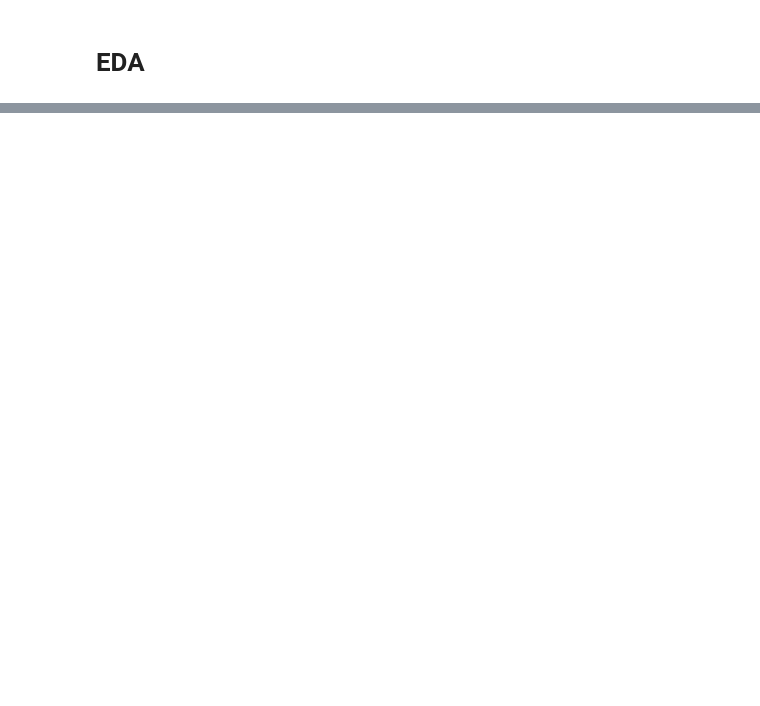
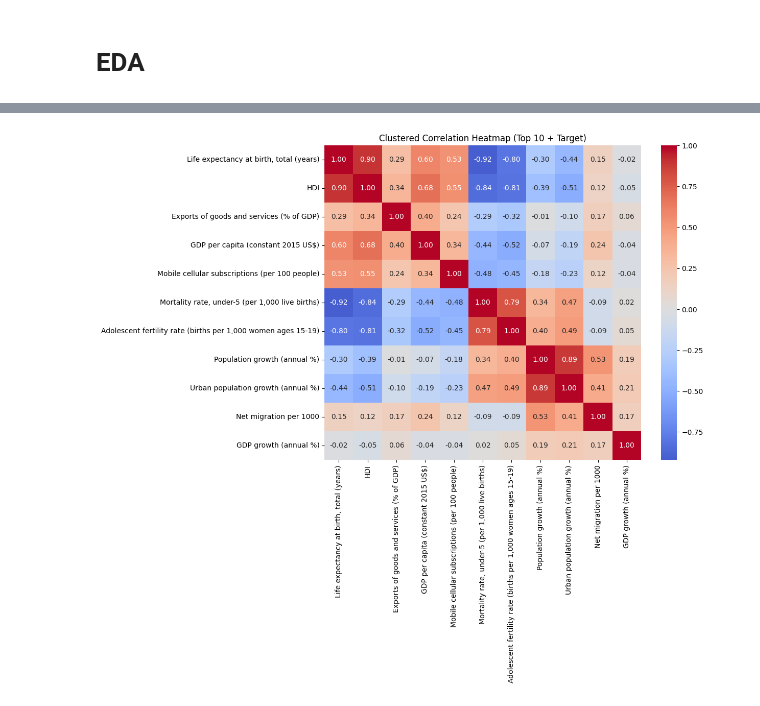
Before and after one commit to gsanaev/forecasting-migration-flows-ml, a Jupyter notebook: notebooks/02_eda.ipynb, the cells around one changed output, grey strips where cells are left out. Cells and saved outputs as stored; diff of their text form; code cells hidden in the pictures; blank space fills up the shorter version.

```diff
--- a/notebooks/02_eda.ipynb
+++ b/notebooks/02_eda.ipynb
@@ -378,0 +242,22 @@ print("✅ Feature engineering complete. Shape:", features.shape)
+# %%
+# ============================
+# 9b. Clustered heatmap (to see feature groups)
+# ============================
+from scipy.cluster.hierarchy import linkage, leaves_list
+
+# Correlation matrix for the same set of variables
+corr = eda_work[heatmap_vars].corr()
+
+# Use hierarchical clustering to order variables
+link = linkage(corr, method='ward')
+idx = leaves_list(link)
+ordered_vars = corr.columns[idx]
+
+# Plot clustered heatmap
+plt.figure(figsize=(10, 8))
+sns.heatmap(corr.loc[ordered_vars, ordered_vars],
+            annot=True, cmap="coolwarm", center=0, fmt=".2f")
+plt.title("Clustered Correlation Heatmap (Top 10 + Target)")
+plt.show()
+# %% [output]
+[figure, added]
```
Also changed, not shown: parts of 49 cells of this notebook.
